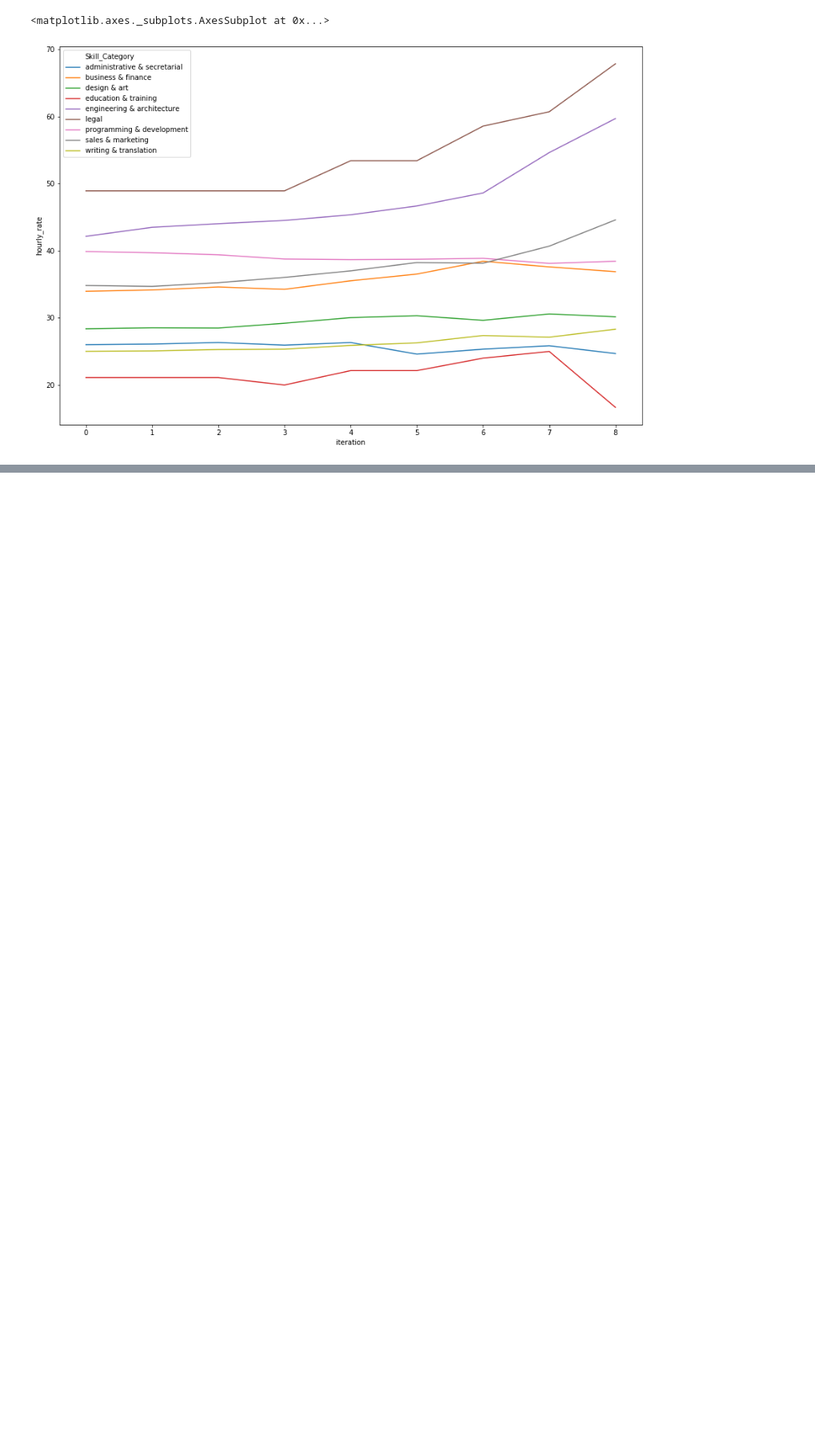
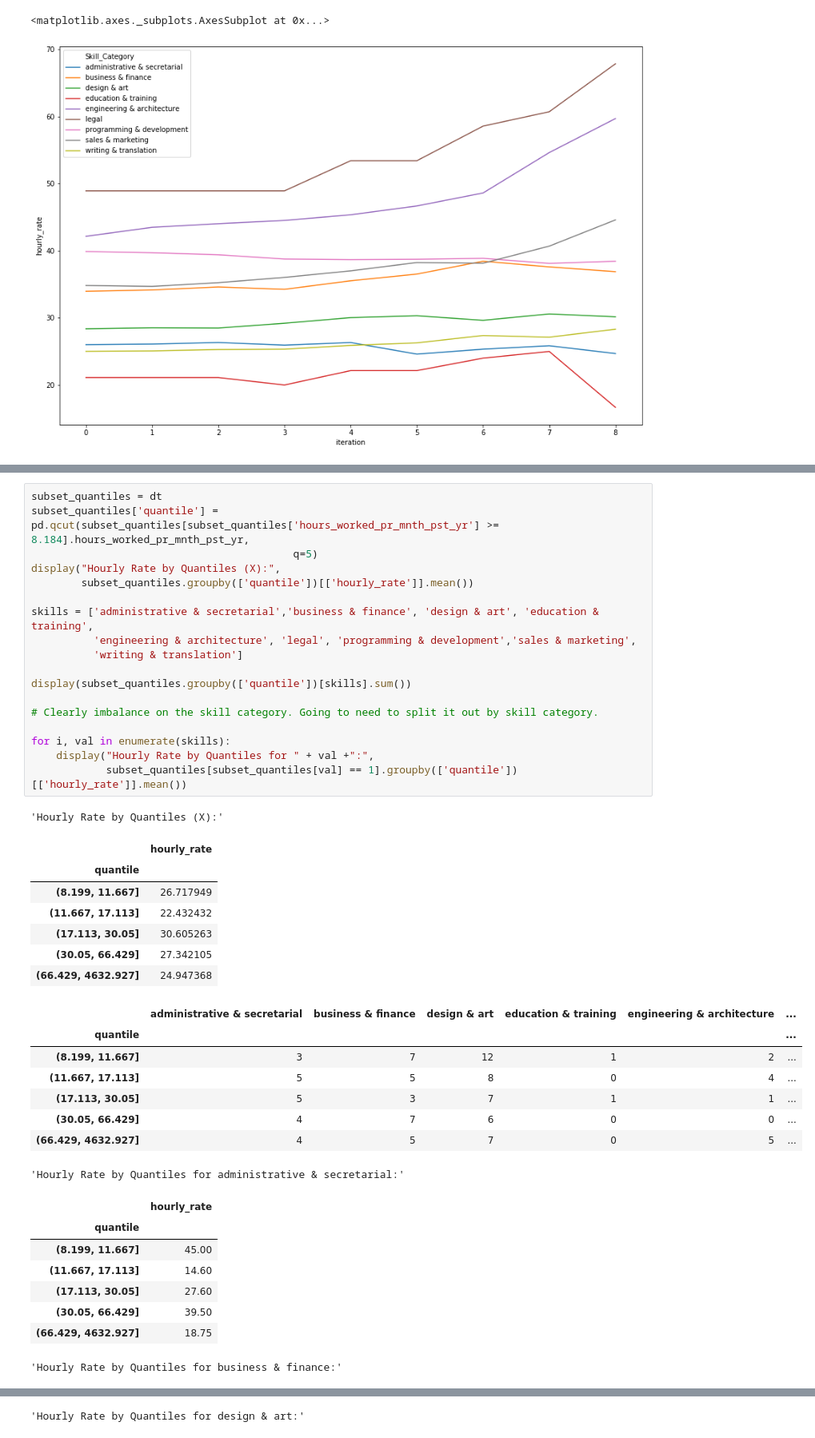
Before and after one commit to lmgibson/MyRate, a Jupyter notebook: notebooks/eda/myrate_eda.ipynb, the cells around one changed output, grey strips where cells are left out. Shown at 80% size. Cells and saved outputs as stored; diff of their text form; blank space fills up the shorter version.

```diff
--- a/notebooks/eda/myrate_eda.ipynb
+++ b/notebooks/eda/myrate_eda.ipynb
@@ -939,0 +941,43 @@ display("Hourly Rate by Quantiles (10):",
+# %%
+subset_quantiles = dt
+subset_quantiles['quantile'] = pd.qcut(subset_quantiles[subset_quantiles['hours_worked_pr_mnth_pst_yr'] >= 8.184].hours_worked_pr_mnth_pst_yr,
+                                          q=5)
+display("Hourly Rate by Quantiles (X):",
+        subset_quantiles.groupby(['quantile'])[['hourly_rate']].mean())
+
+skills = ['administrative & secretarial','business & finance', 'design & art', 'education & training',
+          'engineering & architecture', 'legal', 'programming & development','sales & marketing',
+          'writing & translation']
+
+display(subset_quantiles.groupby(['quantile'])[skills].sum())
+
+# Clearly imbalance on the skill category. Going to need to split it out by skill category.
+
+for i, val in enumerate(skills):
+    display("Hourly Rate by Quantiles for " + val +":",
+            subset_quantiles[subset_quantiles[val] == 1].groupby(['quantile'])[['hourly_rate']].mean())
+# %% [output]
+'Hourly Rate by Quantiles (X):'
+|  | hourly_rate |
+| quantile |  |
+| (8.199, 11.667] | 26.717949 |
+| (11.667, 17.113] | 22.432432 |
+| (17.113, 30.05] | 30.605263 |
+| (30.05, 66.429] | 27.342105 |
+| (66.429, 4632.927] | 24.947368 |
+|  | administrative & secretarial | business & finance | design & art | education & training | engineering & architecture | ... |
+| quantile |  |  |  |  |  | ... |
+| (8.199, 11.667] | 3 | 7 | 12 | 1 | 2 | ... |
+| (11.667, 17.113] | 5 | 5 | 8 | 0 | 4 | ... |
+| (17.113, 30.05] | 5 | 3 | 7 | 1 | 1 | ... |
+| (30.05, 66.429] | 4 | 7 | 6 | 0 | 0 | ... |
+| (66.429, 4632.927] | 4 | 5 | 7 | 0 | 5 | ... |
+'Hourly Rate by Quantiles for administrative & secretarial:'
+|  | hourly_rate |
+| quantile |  |
+| (8.199, 11.667] | 45.00 |
+| (11.667, 17.113] | 14.60 |
+| (17.113, 30.05] | 27.60 |
+| (30.05, 66.429] | 39.50 |
+| (66.429, 4632.927] | 18.75 |
+'Hourly Rate by Quantiles for business & finance:'
@@ -939,0 +991 @@ display("Hourly Rate by Quantiles (10):",
+'Hourly Rate by Quantiles for design & art:'
```
Also changed, not shown: parts of 6 cells of this notebook.
